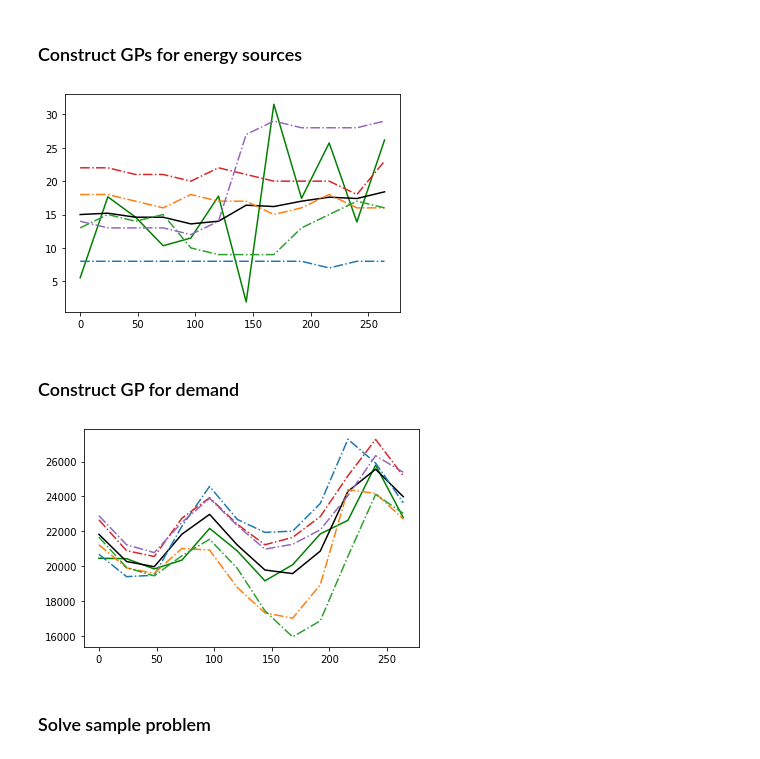
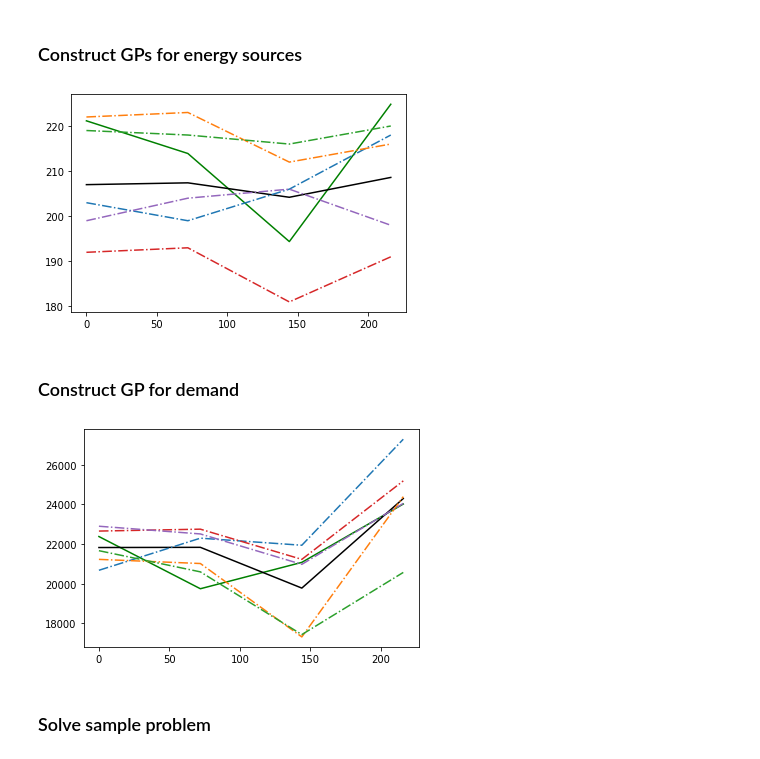
Before and after one commit to acauligi/energy291-project, a Jupyter notebook: data_generation.ipynb, the cells around one changed output. Drawn from its saved outputs; the diff is of its cells as text; code cells hidden in the pictures.

```diff
--- a/data_generation.ipynb
+++ b/data_generation.ipynb
@@ -21,7 +22,7 @@ n_files = 5
 n_sources = 12
 max_sources = 10
 
-N = 12
+N = 4
 Ts = []
 for ii in range(0,288, int(288/N)):
     Ts.append(ii)
@@ -84,15 +85,15 @@ for ii in range(n_sources):
     gp.predict(Ts, ε=εs[ii])
     supply_gps.append(gp)
 # %%
-kk = -1
+kk = 4
 gp = supply_gps[kk]
 plt.plot(Ts, gp.sample(), linestyle='-', color='g')
 plt.plot(Ts, gp.mean, linestyle='-', color='k')
 for ii in range(n_files):
     idx_range = range(N*ii,N*(ii+1))
     plt.plot(Ts, supply_train[kk,idx_range], linestyle='-.')
 # %% [output]
-[figure, old version]
+[figure, new version]
 # %% [markdown]
 ### Construct GP for demand
 # %%
@@ -106,7 +107,7 @@ for ii in range(n_files):
     idx_range = range(N*ii,N*(ii+1))
     plt.plot(Ts, demand_train[idx_range], linestyle='-.')
 # %% [output]
-[figure, old version]
+[figure, new version]
 # %% [markdown]
 ### Solve sample problem
 # %%
```
Also changed, not shown: parts of 8 cells of this notebook, 2 other files.
